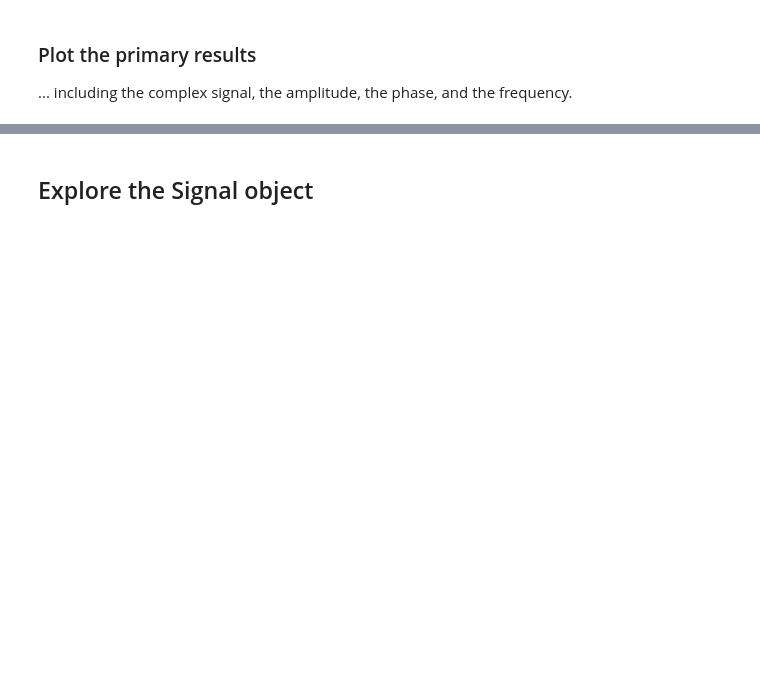
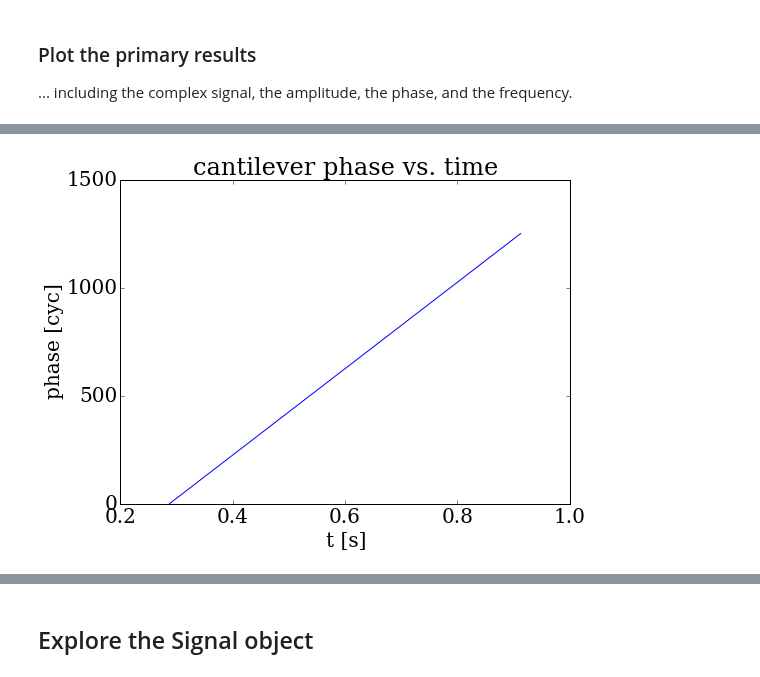
Before and after one commit to JohnMarohn/FreqDemod, a Jupyter notebook: freqdemod/docs/freqdemod-quickstart-1.ipynb, the cells around one changed output, grey strips where cells are left out. Saved outputs shown, nothing was run; the diff lists cells and outputs as text; code cells hidden in the pictures; blank space fills up the shorter version.

```diff
--- a/freqdemod/docs/freqdemod-quickstart-1.ipynb
+++ b/freqdemod/docs/freqdemod-quickstart-1.ipynb
@@ -184,0 +159,4 @@ S.plot('workup/fit/y', LaTeX=latex)
+# %%
+s.plot('workup/time/p', LaTeX=latex)
+# %% [output]
+[figure, added]
```
Also changed, not shown: parts of 24 cells of this notebook, 1 other file.
